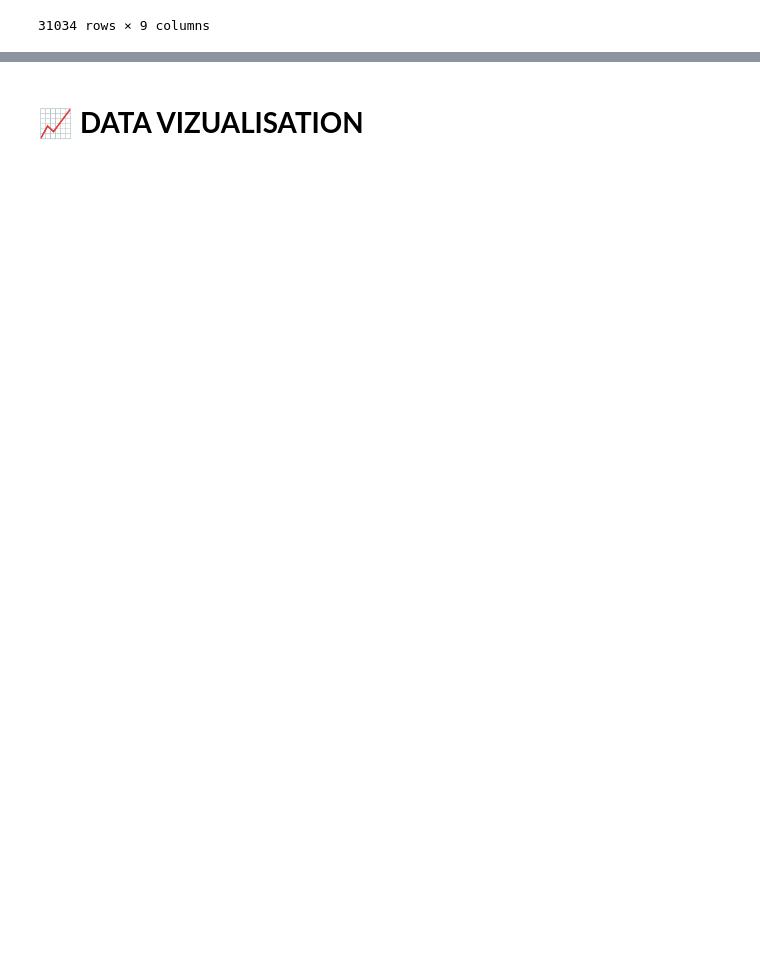
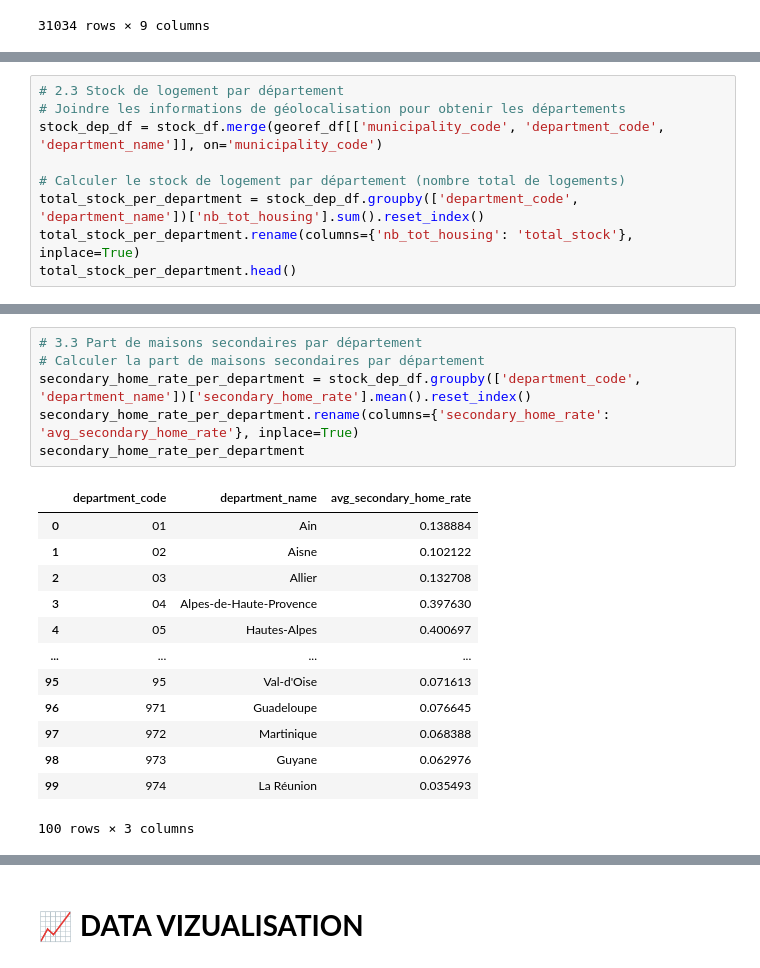
Before and after one commit to MChvtta/prello_scoring_system, a Jupyter notebook: notebooks/MC_Prello_Project.ipynb, the cells around one changed output, grey strips where cells are left out. Cells and saved outputs as stored; diff of their text form; blank space fills up the shorter version.

```diff
--- a/notebooks/MC_Prello_Project.ipynb
+++ b/notebooks/MC_Prello_Project.ipynb
@@ -845,0 +909,9 @@ sales_df.head()
+# %%
+# 2.3 Stock de logement par département
+# Joindre les informations de géolocalisation pour obtenir les départements
+stock_dep_df = stock_df.merge(georef_df[['municipality_code', 'department_code', 'department_name']], on='municipality_code')
+
+# Calculer le stock de logement par département (nombre total de logements)
+total_stock_per_department = stock_dep_df.groupby(['department_code', 'department_name'])['nb_tot_housing'].sum().reset_index()
+total_stock_per_department.rename(columns={'nb_tot_housing': 'total_stock'}, inplace=True)
+total_stock_per_department.head()
@@ -845,0 +971,20 @@ sales_df.head()
+# %%
+# 3.3 Part de maisons secondaires par département
+# Calculer la part de maisons secondaires par département
+secondary_home_rate_per_department = stock_dep_df.groupby(['department_code', 'department_name'])['secondary_home_rate'].mean().reset_index()
+secondary_home_rate_per_department.rename(columns={'secondary_home_rate': 'avg_secondary_home_rate'}, inplace=True)
+secondary_home_rate_per_department
+# %% [output]
+|  | department_code | department_name | avg_secondary_home_rate |
+| 0 | 01 | Ain | 0.138884 |
+| 1 | 02 | Aisne | 0.102122 |
+| 2 | 03 | Allier | 0.132708 |
+| 3 | 04 | Alpes-de-Haute-Provence | 0.397630 |
+| 4 | 05 | Hautes-Alpes | 0.400697 |
+| ... | ... | ... | ... |
+| 95 | 95 | Val-d'Oise | 0.071613 |
+| 96 | 971 | Guadeloupe | 0.076645 |
+| 97 | 972 | Martinique | 0.068388 |
+| 98 | 973 | Guyane | 0.062976 |
+| 99 | 974 | La Réunion | 0.035493 |
+100 rows × 3 columns
```
Also changed, not shown: parts of 39 cells of this notebook, 1 other file.
